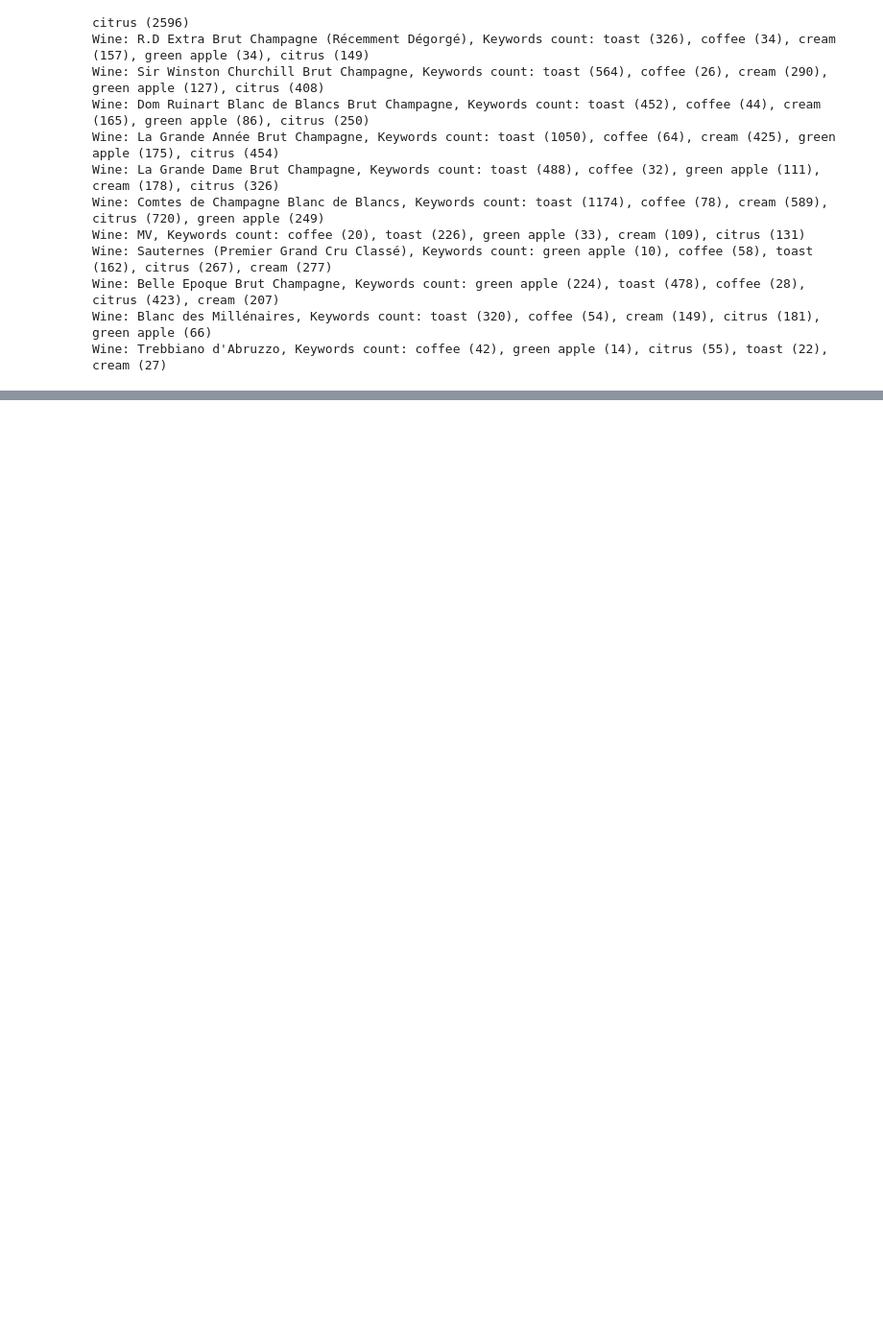
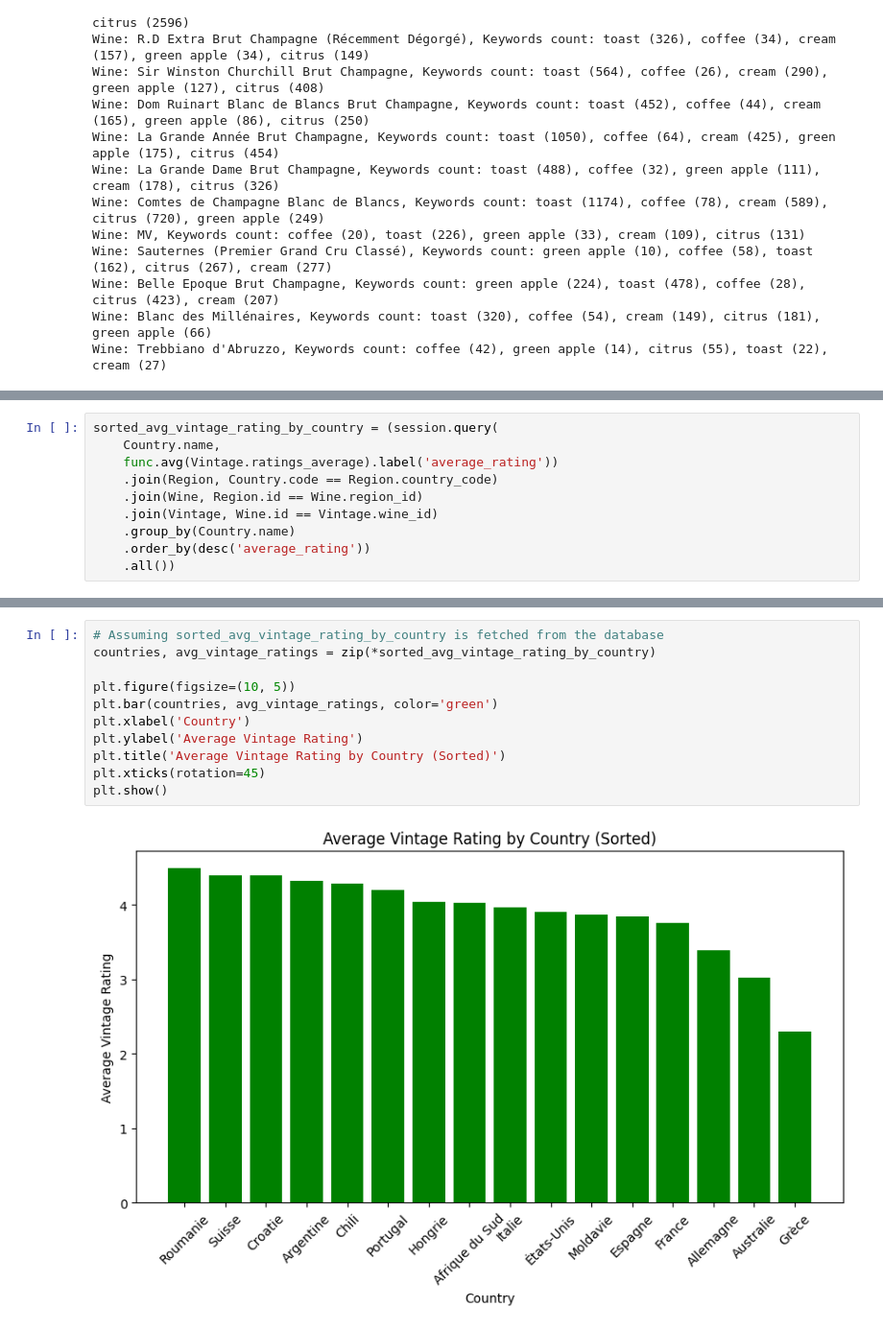
Before and after one commit to audeha/wiwino, a Jupyter notebook: main.ipynb, the cells around one changed output, grey strips where cells are left out. Shown at 96% size. Drawn from its saved outputs; the diff is of its cells as text; blank space fills up the shorter version.

```diff
--- a/main.ipynb
+++ b/main.ipynb
@@ -427,0 +516,10 @@ find what are vintages wine? premium? count each table
+# %%
+sorted_avg_vintage_rating_by_country = (session.query(
+    Country.name,
+    func.avg(Vintage.ratings_average).label('average_rating'))
+    .join(Region, Country.code == Region.country_code)
+    .join(Wine, Region.id == Wine.region_id)
+    .join(Vintage, Wine.id == Vintage.wine_id)
+    .group_by(Country.name)
+    .order_by(desc('average_rating'))
+    .all())
@@ -427,0 +541,13 @@ find what are vintages wine? premium? count each table
+# %%
+# Assuming sorted_avg_vintage_rating_by_country is fetched from the database
+countries, avg_vintage_ratings = zip(*sorted_avg_vintage_rating_by_country)
+
+plt.figure(figsize=(10, 5))
+plt.bar(countries, avg_vintage_ratings, color='green')
+plt.xlabel('Country')
+plt.ylabel('Average Vintage Rating')
+plt.title('Average Vintage Rating by Country (Sorted)')
+plt.xticks(rotation=45)
+plt.show()
+# %% [output]
+[figure, added]
```
Also changed, not shown: parts of 7 cells of this notebook, 5 other files.
